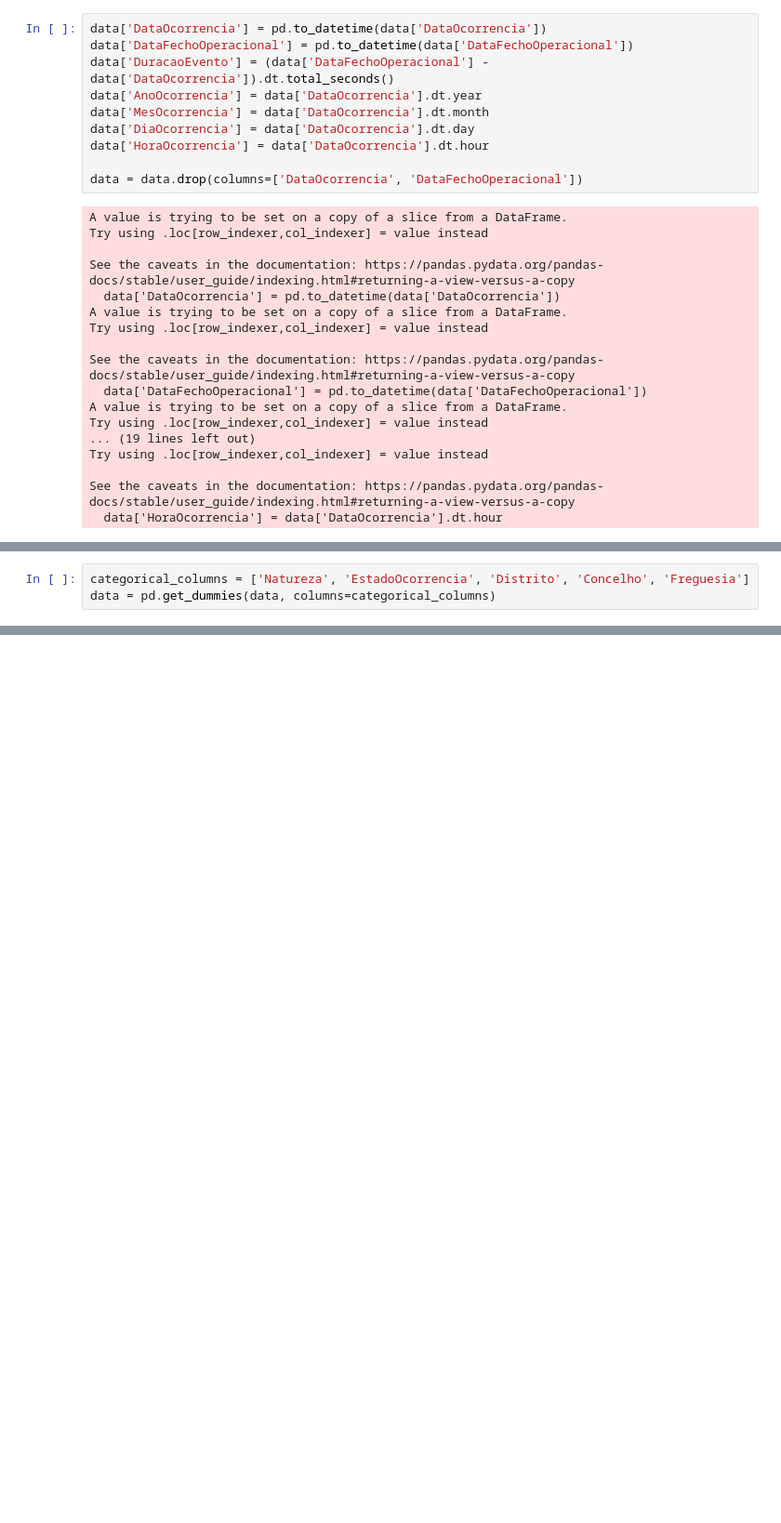
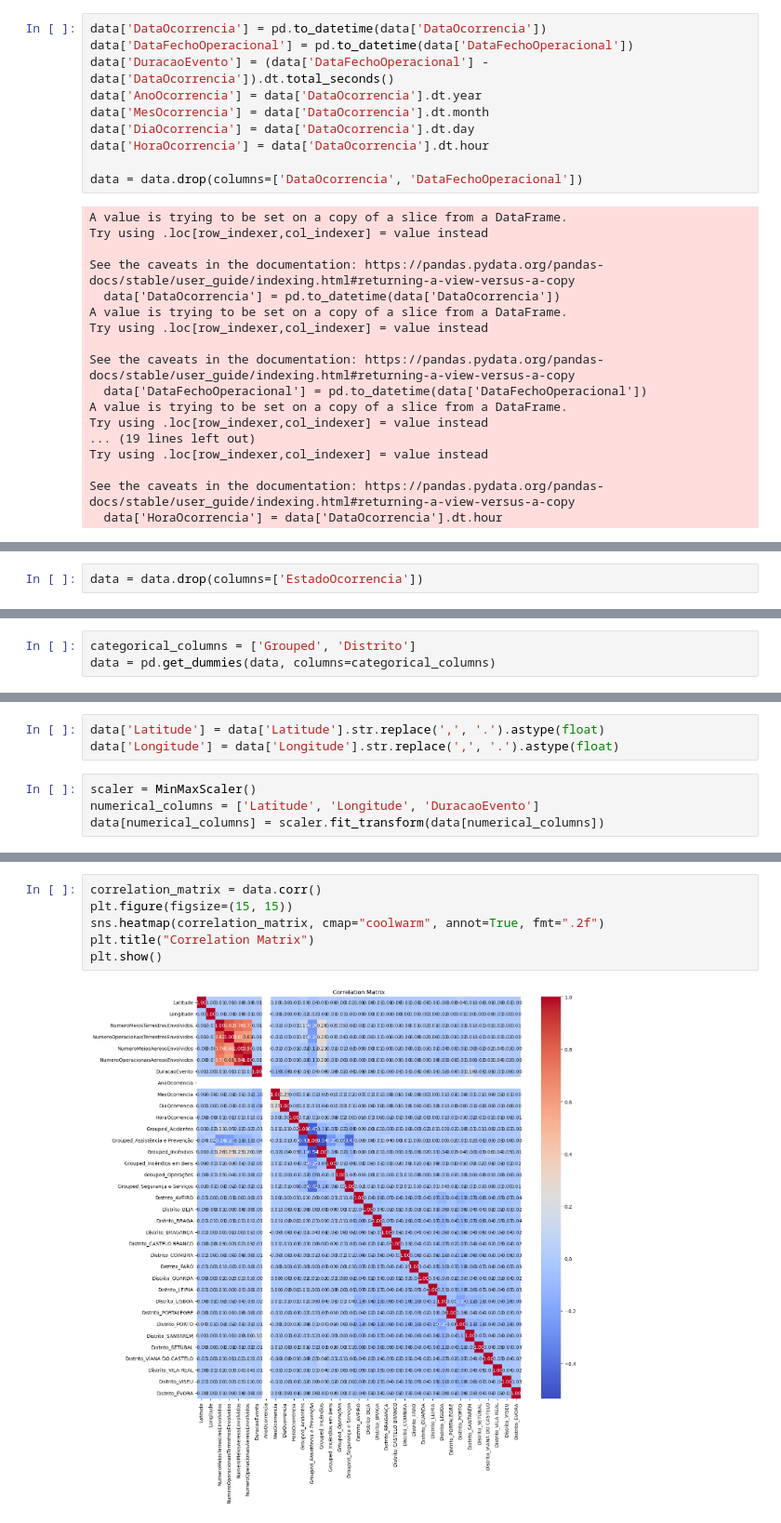
Before and after one commit to reiid00/DatAttack-UP-23, a Jupyter notebook: reiid.ipynb, the cells around one changed output, grey strips where cells are left out. Shown at 93% size. Saved outputs shown, nothing was run; the diff lists cells and outputs as text; blank space fills up the shorter version.

```diff
--- a/reiid.ipynb
+++ b/reiid.ipynb
@@ -55,0 +111,2 @@ data.head()
+# %%
+data = data.drop(columns=['EstadoOcorrencia'])
@@ -56,4 +122,4 @@ data.head()
 # %%
-categorical_columns = ['Natureza', 'EstadoOcorrencia', 'Distrito', 'Concelho', 'Freguesia']
+categorical_columns = ['Grouped', 'Distrito']
 data = pd.get_dummies(data, columns=categorical_columns)
 # %%
@@ -72,0 +139,7 @@ Index(['Numero', 'Localidade', 'Latitude', 'Longitude',
+# %%
+data['Latitude'] = data['Latitude'].str.replace(',', '.').astype(float)
+data['Longitude'] = data['Longitude'].str.replace(',', '.').astype(float)
+# %%
+scaler = MinMaxScaler()
+numerical_columns = ['Latitude', 'Longitude', 'DuracaoEvento']
+data[numerical_columns] = scaler.fit_transform(data[numerical_columns])
@@ -72,0 +156,8 @@ Index(['Numero', 'Localidade', 'Latitude', 'Longitude',
+# %%
+correlation_matrix = data.corr()
+plt.figure(figsize=(15, 15))
+sns.heatmap(correlation_matrix, cmap="coolwarm", annot=True, fmt=".2f")
+plt.title("Correlation Matrix")
+plt.show()
+# %% [output]
+[figure, added]
```
Also changed, not shown: parts of 14 cells of this notebook.
